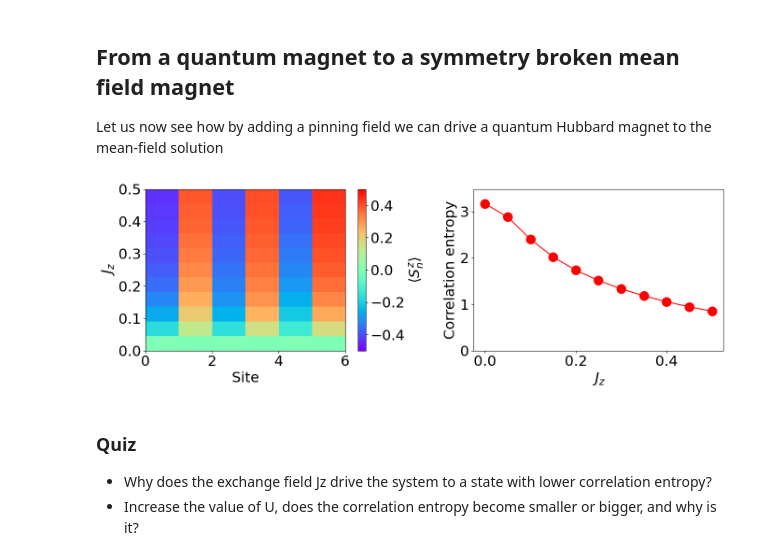
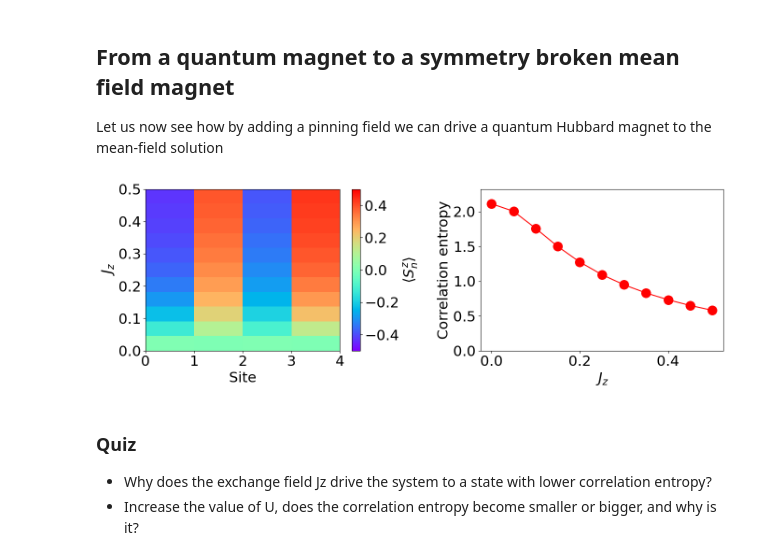
Before and after one commit to joselado/Advanced_Computational_Methods_Physics_2025, a Jupyter notebook: jupyter-notebooks/mps_many_body_fermionic.ipynb, the cells around one changed output. Drawn from its saved outputs; the diff is of its cells as text; code cells hidden in the pictures.

```diff
--- a/jupyter-notebooks/mps_many_body_fermionic.ipynb
+++ b/jupyter-notebooks/mps_many_body_fermionic.ipynb
@@ -374,7 +374,7 @@ def get_correlator(U=0.):
 
     fc.set_hamiltonian(H) # set the Hamiltonian
     wf0 = fc.get_gs(mode="DMRG") # get ground state
-    return [wf0.dot(fc.Sx[0]*fc.Sx[i]*wf0).real for i in range(L)]
+    return [wf0.dot((fc.Sx[0]*fc.Sx[i])*wf0).real for i in range(L)]
 
 
 
@@ -422,7 +422,7 @@ def get_correlator(U=0.,dt=0.):
 
     fc.set_hamiltonian(H) # set the Hamiltonian
     wf0 = fc.get_gs(mode="DMRG") # get ground state
-    return [wf0.dot(fc.Sx[0]*fc.Sx[i]*wf0).real for i in range(L)]
+    return [wf0.dot((fc.Sx[0]*fc.Sx[i])*wf0).real for i in range(L)]
 
 U = 6.0 # large Hubbard interaction
 dts = [0.,0.1,0.2] # second neighbor hopping
@@ -466,7 +466,7 @@ def get_correlator(U=0.):
     fc.set_hamiltonian(H) # set the Hamiltonian
     wf0 = fc.get_gs(mode="DMRG") # get ground state
     wf1 = fc.Cdagup[0]*fc.Cdagdn[0]*wf0
-    return [wf0.dot(fc.Cup[i]*fc.Cdn[i]*wf1).real for i in range(L)]
+    return [wf0.dot((fc.Cup[i]*fc.Cdn[i])*wf1).real for i in range(L)]
 
 
 
@@ -533,7 +533,7 @@ plt.tight_layout()
 ## From a quantum magnet to a symmetry broken mean field magnet
 Let us now see how by adding a pinning field we can drive a quantum Hubbard magnet to the mean-field solution
 # %%
-L = 6 # number of fermions
+L = 4 # number of fermions
 
 def get_mz(Jz=0.,U=0.):
     fc = fermionchain.Spinful_Fermionic_Chain(L) # create the fermion chain object
@@ -543,34 +543,34 @@ def get_mz(Jz=0.,U=0.):
         H = H + fc.Cdagdn[i]*fc.Cdn[i+1] # add hopping
     H = H + H.get_dagger() # Hermitian conjugate
     for i in range(L): # onsite interaction
         H = H + U*(fc.Nup[i]-0.5)*(fc.Ndn[i]-0.5) # add interaction
     for i in range(L): H = H + Jz*(-1)**i*fc.Sz[i] # add a stagger magnetic field
     fc.set_hamiltonian(H) # set the Hamiltonian
     wf0 = fc.get_gs(mode="ED") # get ground state
     mz = [wf0.dot(Szi*wf0).real for Szi in fc.Sz] # magnetization in each site
     return mz,wf0.get_correlation_entropy() # return magnetization and correlation entropy
 
 Jzs = np.linspace(0.,0.5,11,endpoint=True) # magnetic field
 U = 6.0 # interaction strength
 outs = [get_mz(Jz=Jz,U=U) for Jz in Jzs] # compute magnetizations
 
 mzs = [o[0] for o in outs] # magnetization
 ents = [o[1] for o in outs] # entropies
 
 plt.figure(figsize=(14,5))
 
 
 plt.subplot(1,2,1)
 plt.imshow(list(reversed(mzs)),aspect="auto",extent=[0,L,min(Jzs),max(Jzs)],vmin=-0.5,vmax=0.5,cmap="rainbow")
 plt.colorbar(label="$\\langle S^z_n \\rangle$") ; plt.xlabel("Site") ; plt.ylabel("$J_z$")
 
 plt.subplot(1,2,2)
 plt.plot(Jzs,ents,marker="o",c="red",markersize=14)
 plt.xlabel("$J_z$") ; plt.ylabel("Correlation entropy") ; plt.ylim([0,max(ents)*1.1])
 
 plt.tight_layout()
 # %% [output]
-[figure, old version]
+[figure, new version]
 # %% [markdown]
 ### Quiz
 - Why does the exchange field Jz drive the system to a state with lower correlation entropy?
```
Also changed, not shown: parts of 8 cells of this notebook, 8 other files.
